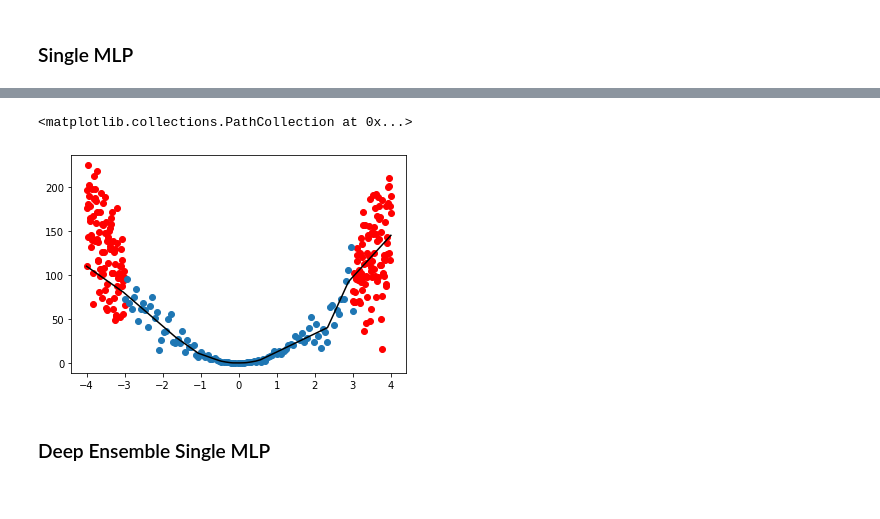
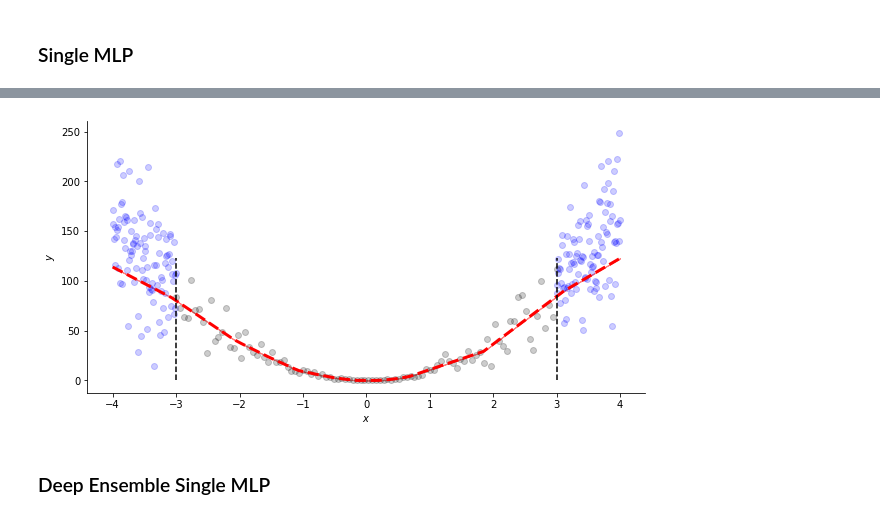
Before and after one commit to nipunbatra/bnn-zoo, a Jupyter notebook: notebooks/regression/DeepEnsemble_Hetero.ipynb, the cells around one changed output, grey strips where cells are left out. Saved outputs shown, nothing was run; the diff lists cells and outputs as text; code cells hidden in the pictures.

```diff
--- a/notebooks/regression/DeepEnsemble_Hetero.ipynb
+++ b/notebooks/regression/DeepEnsemble_Hetero.ipynb
@@ -66,12 +66,11 @@ sns.despine()
+# %%
+y_hat = model.apply(params,x_stack,deterministic=True).reshape(300)
+# y_hat
 # %%
-y_hat = model.apply(params,x_stack,deterministic=True)
-plt.plot(x_stack,y_hat,color='black')
-plt.scatter(x_test_1,y_test_1,color='red')
-plt.scatter(x_test_2,y_test_2,color='red')
-plt.scatter(X,Y)
+
+plot.plot_prediction(X,Y,x_stack,y_stack,y_hat,jnp.zeros(shape=y_hat.shape))
 # %% [output]
-<matplotlib.collections.PathCollection at 0x...>
-[figure, old version]
+[figure, new version]
 # %% [markdown]
 ### Deep Ensemble Single MLP
 # %%
```
Also changed, not shown: parts of 12 cells of this notebook, 1 other file.
